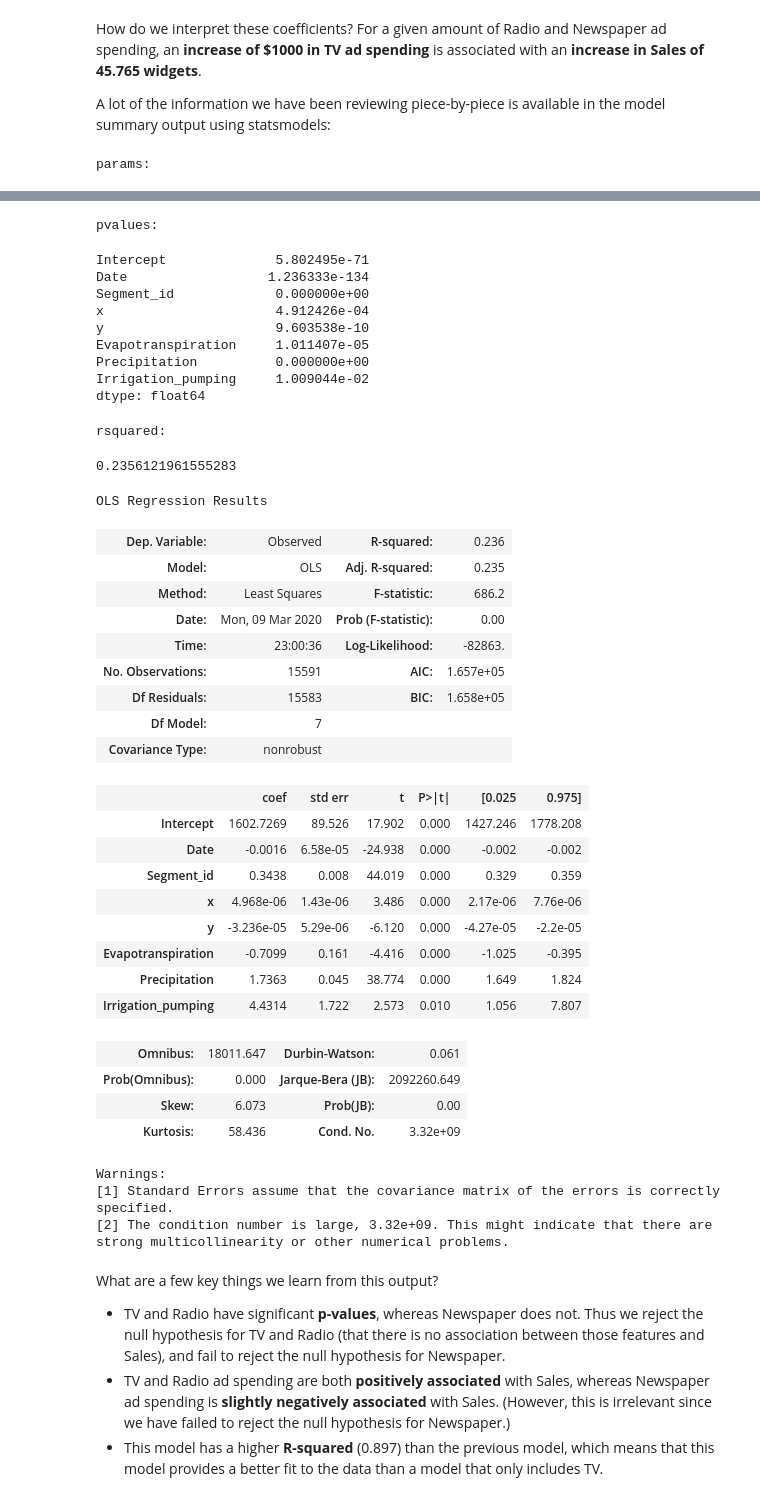
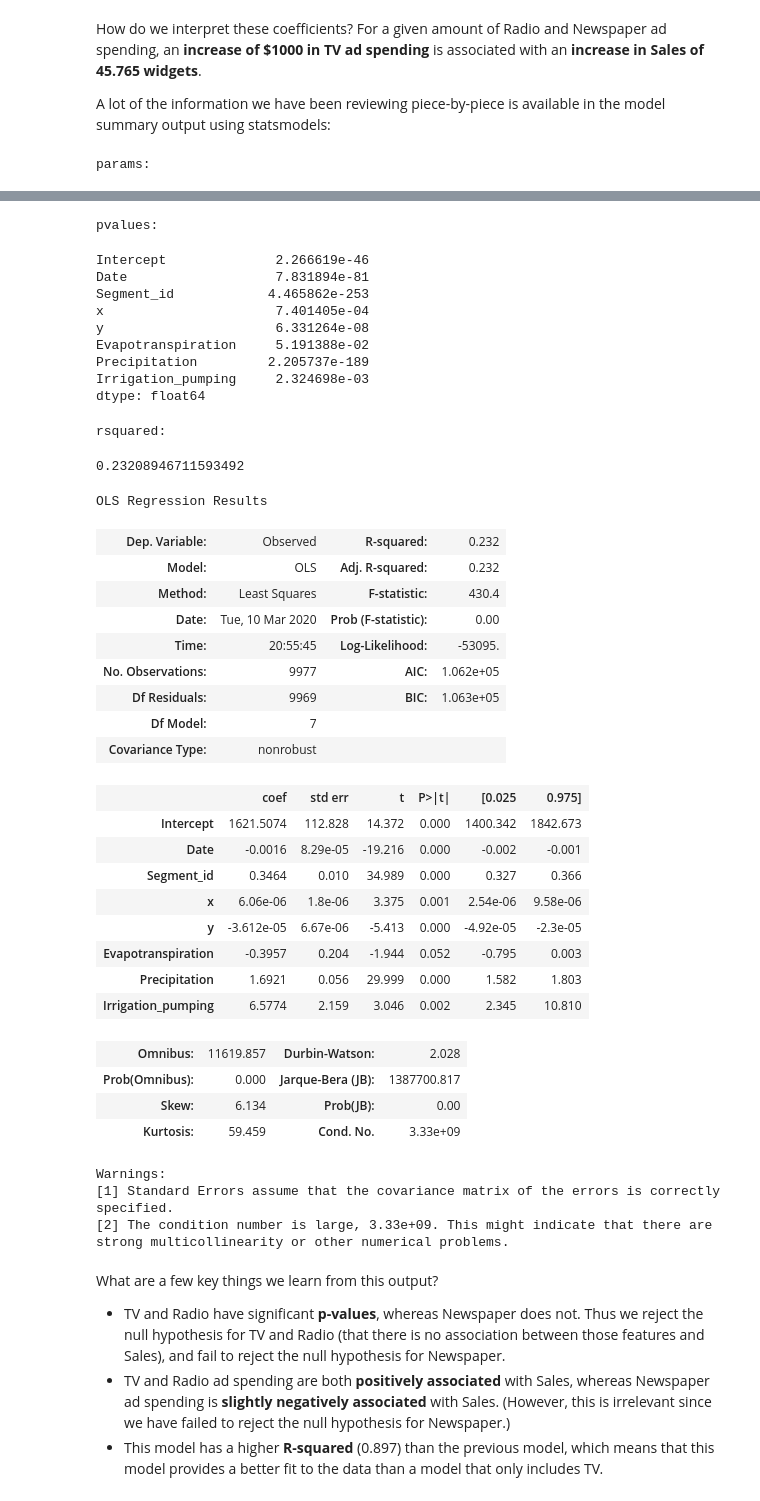
Before and after one commit to ChrisBrown46/project6, a Jupyter notebook: whole.ipynb, the cells around one changed output, grey strips where cells are left out. Saved outputs shown, nothing was run; the diff lists cells and outputs as text; code cells hidden in the pictures.

```diff
--- a/whole.ipynb
+++ b/whole.ipynb
@@ -74,4 +76,19 @@ data.plot(kind='scatter', x='Irrigation_pumping', y='Observed', ax=axs[6])
 # %% [output]
 <matplotlib.axes._subplots.AxesSubplot at 0x...>
 [figure]
+# %%
+# train and test data
+train = pd.read_csv("./data/train.csv")
+test = pd.read_csv("./data/test.csv")
+
+split = int(0.8 * len(train))
+train = train.sample(frac=1)
+
+validation = train.iloc[split:, :]
+validation_y = validation[["Observed"]]
+validation_x = validation.drop(["Observed"], axis=1)
+
+train = train.iloc[:split, :]
+train_y = train[["Observed"]]
+train_x = train.drop(["Observed"], axis=1)
 # %%
@@ -277,7 +300,7 @@ How do we interpret these coefficients? For a given amount of Radio and Newspape
 A lot of the information we have been reviewing piece-by-piece is available in the model summary output using statsmodels:
 # %%
 # create a fitted model with all three features
-lm = smf.ols(formula='Observed ~ Date + Segment_id + x + y + Evapotranspiration + Precipitation + Irrigation_pumping', data=data).fit()
+lm = smf.ols(formula='Observed ~ Date + Segment_id + x + y + Evapotranspiration + Precipitation + Irrigation_pumping', data=train).fit()
 
 # print the coefficients
 print('params:')
@@ -292,6 +315,7 @@ print('rsquared:')
 display(lm.rsquared)
 print()
 
+
 # print a summary of the fitted model
 lm.summary()
 # %% [output]
@@ -307,42 +331,42 @@ Irrigation_pumping       4.431416
 dtype: float64
 pvalues:
-Intercept              5.802495e-71
-Date                  1.236333e-134
-Segment_id             0.000000e+00
-x                      4.912426e-04
-y                      9.603538e-10
-Evapotranspiration     1.011407e-05
-Precipitation          0.000000e+00
-Irrigation_pumping     1.009044e-02
+Intercept              2.266619e-46
+Date                   7.831894e-81
+Segment_id            4.465862e-253
+x                      7.401405e-04
+y                      6.331264e-08
+Evapotranspiration     5.191388e-02
+Precipitation         2.205737e-189
+Irrigation_pumping     2.324698e-03
 dtype: float64
 rsquared:
-0.2356121961555283
+0.23208946711593492
 OLS Regression Results
-| Dep. Variable: | Observed | R-squared: | 0.236 |
-| Model: | OLS | Adj. R-squared: | 0.235 |
-| Method: | Least Squares | F-statistic: | 686.2 |
-| Date: | Mon, 09 Mar 2020 | Prob (F-statistic): | 0.00 |
-| Time: | 23:00:36 | Log-Likelihood: | -82863. |
-| No. Observations: | 15591 | AIC: | 1.657e+05 |
-| Df Residuals: | 15583 | BIC: | 1.658e+05 |
+| Dep. Variable: | Observed | R-squared: | 0.232 |
+| Model: | OLS | Adj. R-squared: | 0.232 |
+| Method: | Least Squares | F-statistic: | 430.4 |
+| Date: | Tue, 10 Mar 2020 | Prob (F-statistic): | 0.00 |
+| Time: | 20:55:45 | Log-Likelihood: | -53095. |
+| No. Observations: | 9977 | AIC: | 1.062e+05 |
+| Df Residuals: | 9969 | BIC: | 1.063e+05 |
 | Df Model: | 7 |  |  |
 | Covariance Type: | nonrobust |  |  |
 |  | coef | std err | t | P>|t| | [0.025 | 0.975] |
-| Intercept | 1602.7269 | 89.526 | 17.902 | 0.000 | 1427.246 | 1778.208 |
-| Date | -0.0016 | 6.58e-05 | -24.938 | 0.000 | -0.002 | -0.002 |
-| Segment_id | 0.3438 | 0.008 | 44.019 | 0.000 | 0.329 | 0.359 |
-| x | 4.968e-06 | 1.43e-06 | 3.486 | 0.000 | 2.17e-06 | 7.76e-06 |
-| y | -3.236e-05 | 5.29e-06 | -6.120 | 0.000 | -4.27e-05 | -2.2e-05 |
-| Evapotranspiration | -0.7099 | 0.161 | -4.416 | 0.000 | -1.025 | -0.395 |
-| Precipitation | 1.7363 | 0.045 | 38.774 | 0.000 | 1.649 | 1.824 |
-| Irrigation_pumping | 4.4314 | 1.722 | 2.573 | 0.010 | 1.056 | 7.807 |
+| Intercept | 1621.5074 | 112.828 | 14.372 | 0.000 | 1400.342 | 1842.673 |
+| Date | -0.0016 | 8.29e-05 | -19.216 | 0.000 | -0.002 | -0.001 |
+| Segment_id | 0.3464 | 0.010 | 34.989 | 0.000 | 0.327 | 0.366 |
+| x | 6.06e-06 | 1.8e-06 | 3.375 | 0.001 | 2.54e-06 | 9.58e-06 |
+| y | -3.612e-05 | 6.67e-06 | -5.413 | 0.000 | -4.92e-05 | -2.3e-05 |
+| Evapotranspiration | -0.3957 | 0.204 | -1.944 | 0.052 | -0.795 | 0.003 |
+| Precipitation | 1.6921 | 0.056 | 29.999 | 0.000 | 1.582 | 1.803 |
+| Irrigation_pumping | 6.5774 | 2.159 | 3.046 | 0.002 | 2.345 | 10.810 |
-| Omnibus: | 18011.647 | Durbin-Watson: | 0.061 |
-| Prob(Omnibus): | 0.000 | Jarque-Bera (JB): | 2092260.649 |
-| Skew: | 6.073 | Prob(JB): | 0.00 |
-| Kurtosis: | 58.436 | Cond. No. | 3.32e+09 |
+| Omnibus: | 11619.857 | Durbin-Watson: | 2.028 |
+| Prob(Omnibus): | 0.000 | Jarque-Bera (JB): | 1387700.817 |
+| Skew: | 6.134 | Prob(JB): | 0.00 |
+| Kurtosis: | 59.459 | Cond. No. | 3.33e+09 |
 Warnings:
 [1] Standard Errors assume that the covariance matrix of the errors is correctly specified.
-[2] The condition number is large, 3.32e+09. This might indicate that there are
+[2] The condition number is large, 3.33e+09. This might indicate that there are
 strong multicollinearity or other numerical problems.
 # %% [markdown]
 What are a few key things we learn from this output?
```
Also changed, not shown: parts of 20 cells of this notebook.
